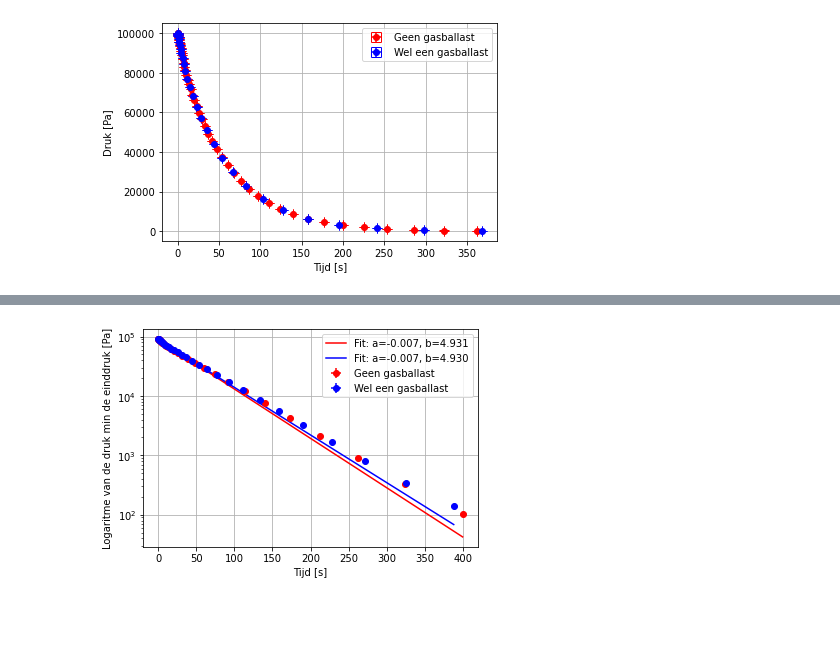
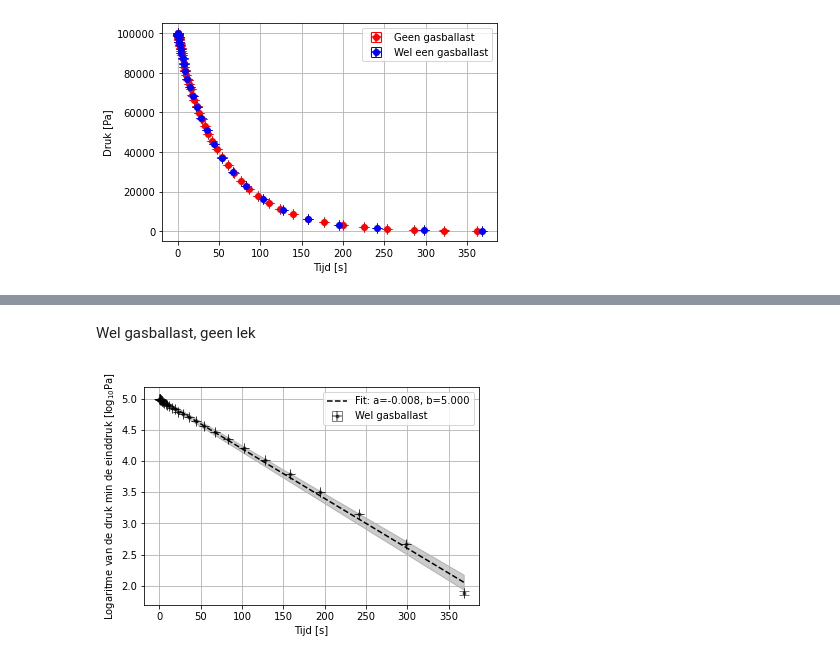
Before and after one commit to YannickJong/School, a Jupyter notebook: Vacuumtechniek/Experiment7.ipynb, the cells around one changed output, grey strips where cells are left out. Cells and saved outputs as stored; diff of their text form; code cells hidden in the pictures; blank space fills up the shorter version.

```diff
--- a/Vacuumtechniek/Experiment7.ipynb
+++ b/Vacuumtechniek/Experiment7.ipynb
@@ -82,13 +107,15 @@ plt.savefig('Proef7 metingen2.pdf', dpi=300, bbox_inches='tight')
-# %%
-plt.errorbar(t3, p3-pe, dp, dt, 'or', label='Geen gasballast')
-plt.plot(t3, func(t3, *popt3), 'r-', label='Fit: a=%5.3f, b=%5.3f' % tuple(popt3_))
-plt.errorbar(t4, p4-pe, dp, dt, 'ob', label='Wel een gasballast')
-plt.plot(t4, func(t4, *popt4), 'b-', label='Fit: a=%5.3f, b=%5.3f' % tuple(popt4_))
-plt.legend()
-plt.semilogy()
-plt.xlabel('Tijd [s]')
-plt.ylabel('Druk min de einddruk [Pa]')
-plt.grid()
-plt.savefig('Proef7 metingen3.pdf', dpi=300, bbox_inches='tight')
-# %% [output]
-[figure, removed]
+# %% [markdown]
+Wel gasballast, geen lek
+# %%
+plt.errorbar(t2, p2, dp/(np.log(10)*np.power(10, p2)), dt, 'ok', markersize=3, alpha=0.5, label='Wel gasballast', capsize=5)
+plt.plot(t2, func(t2, fits[2-1][0], fits[2-1][1]), 'k--', label='Fit: a=%5.3f, b=%5.3f' % (fits[2-1][0], fits[2-1][1]))
+p2_max = func(t2, fits[2-1].slope + 3 * fits[2-1].stderr, fits[2-1].intercept + 3 * fits[2-1].intercept_stderr)
+p2_min = func(t2, fits[2-1].slope - 3 * fits[2-1].stderr, fits[2-1].intercept - 3 * fits[2-1].intercept_stderr)
+plt.fill_between(t2, p2_min, p2_max, color='k', alpha=0.2)
+plt.legend()
+plt.xlabel('Tijd [s]')
+plt.ylabel(r'Logaritme van de druk min de einddruk [$\log_{10}$Pa]')
+plt.grid()
+plt.savefig('WelGeen.pdf', dpi=300, bbox_inches='tight')
+# %% [output]
+[figure, added]
```
Also changed, not shown: parts of 22 cells of this notebook, 7 other files.
